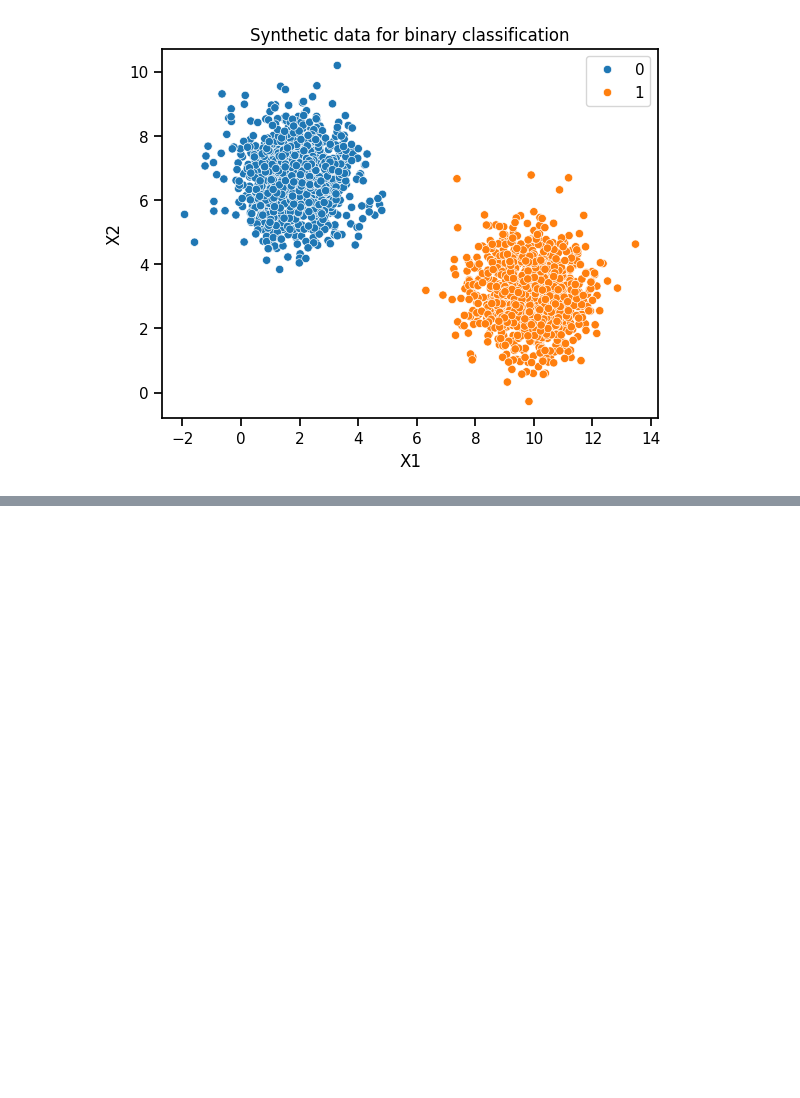
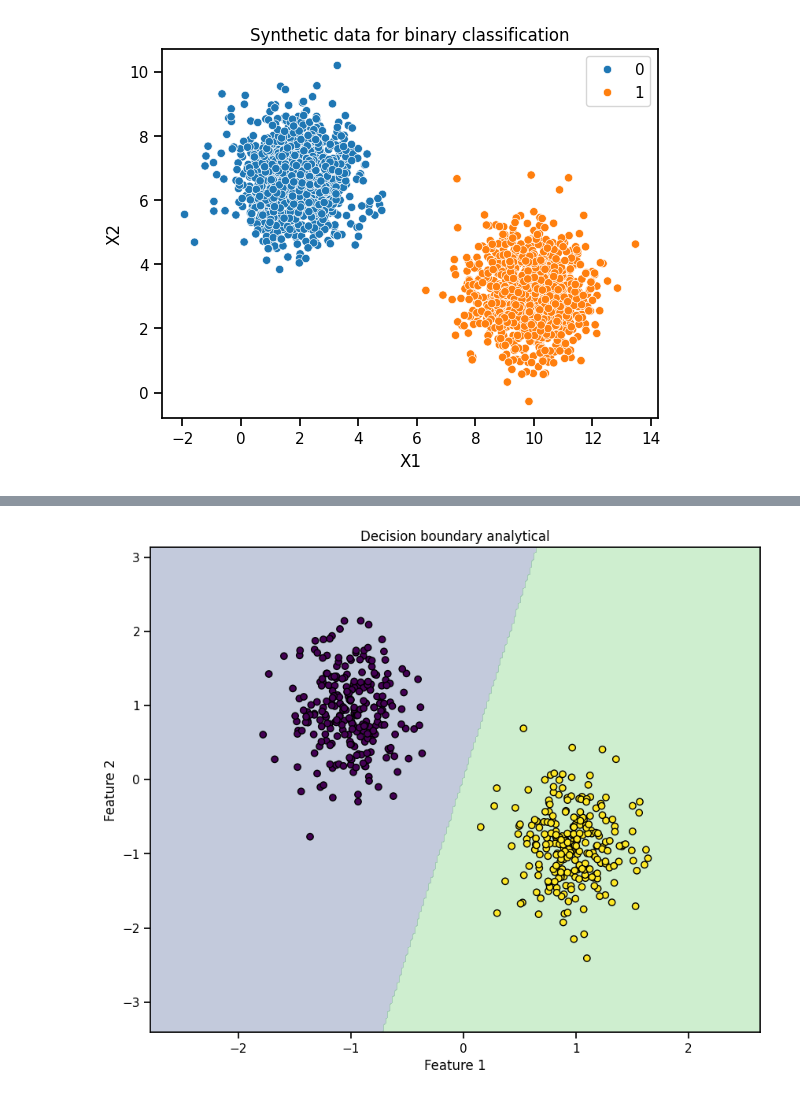
Before and after one commit to adamzsl/machine-learning, a Jupyter notebook: linear_classifier/linear_classifier.ipynb, the cells around one changed output, grey strips where cells are left out. Drawn from its saved outputs; the diff is of its cells as text; code cells hidden in the pictures; blank space fills up the shorter version.

```diff
--- a/linear_classifier/linear_classifier.ipynb
+++ b/linear_classifier/linear_classifier.ipynb
@@ -34,0 +86,3 @@ plt.show()
+# %%
+scores = X_test_ @ w
+scores.shape, scores[:5] , X_test_[:5]
@@ -34,0 +165,31 @@ plt.show()
+# %%
+def plot_decision_boundary(w, X, y):
+
+    # mesh grid
+    h = 0.02
+    x_min, x_max = X[:, 0].min() - 1, X[:, 0].max() + 1
+    y_min, y_max = X[:, 1].min() - 1, X[:, 1].max() + 1
+    xx, yy = np.meshgrid(np.arange(x_min, x_max, h),
+                         np.arange(y_min, y_max, h))
+
+    # The height values over which the contour is drawn
+    Z = w[0] + w[1] * xx + w[2] * yy
+    Z = Z.reshape(xx.shape)
+
+    # print("Z:", Z, Z.shape)
+
+    plt.figure(figsize=(10, 8))
+
+    # decision boundary
+    plt.contourf(xx, yy, Z > 0.5, alpha=0.3)
+
+    plt.scatter(X[:, 0], X[:, 1], c=y, edgecolors='k')
+
+    plt.xlabel('Feature 1')
+    plt.ylabel('Feature 2')
+    plt.title("Decision boundary analytical")
+    plt.show()
+# %%
+plot_decision_boundary(w, X_test, y_pred)
+# %% [output]
+[figure, added]
```
Also changed, not shown: parts of 43 cells of this notebook, 1 other file.
